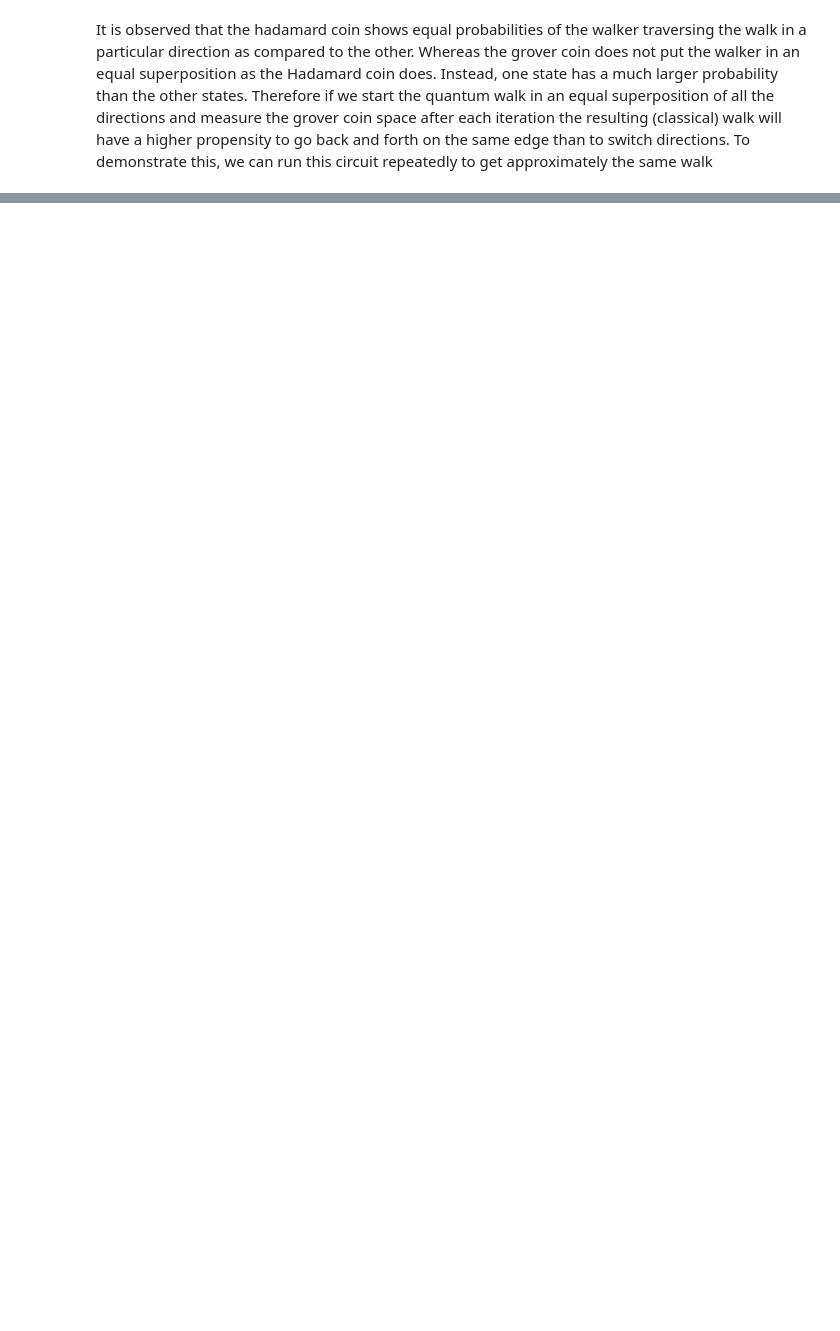
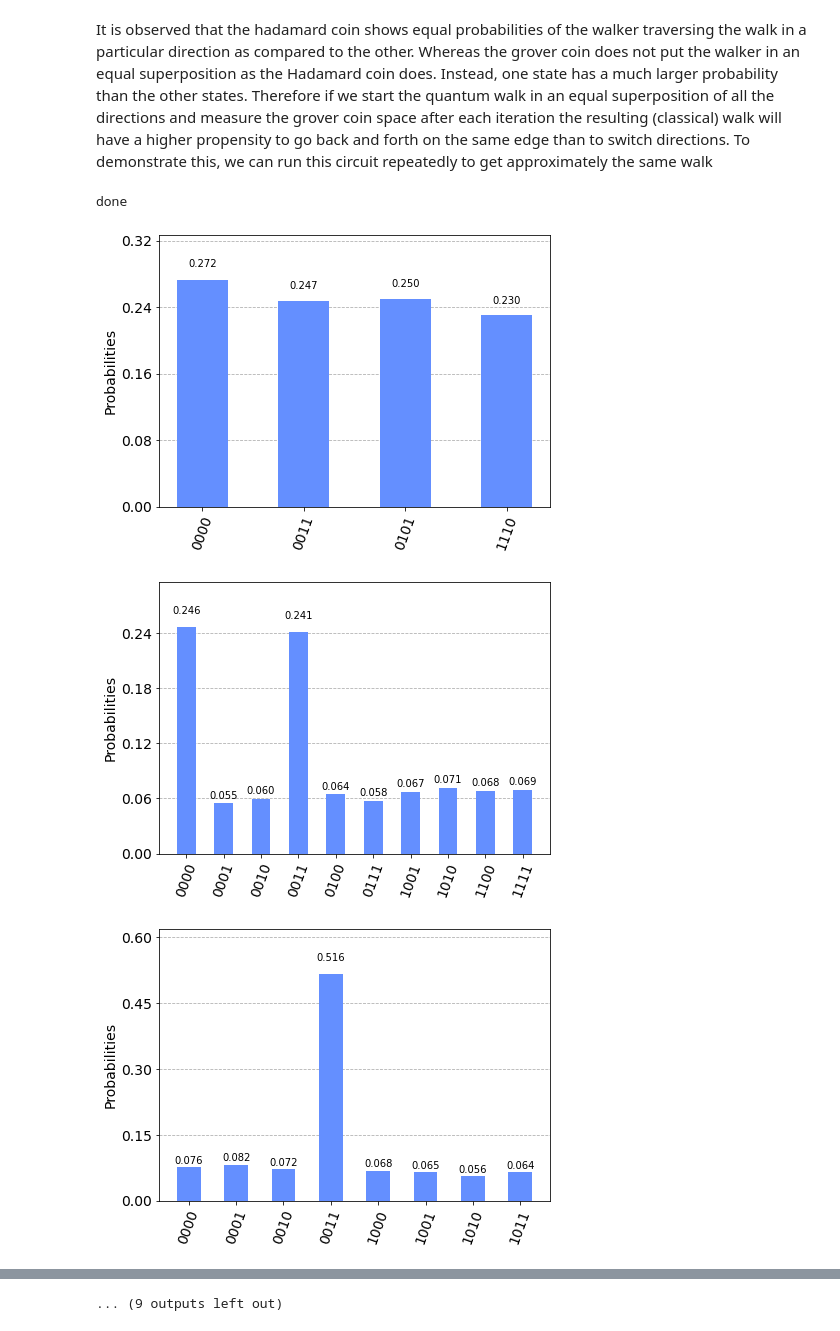
Before and after one commit to hassaan253/Introduction-and-Implementation-of-Quantum-Walks, a Jupyter notebook: Discrete Quantum Walk.ipynb, the cells around one changed output, grey strips where cells are left out. Drawn from its saved outputs; the diff is of its cells as text; code cells hidden in the pictures; blank space fills up the shorter version.

```diff
--- a/Discrete Quantum Walk.ipynb
+++ b/Discrete Quantum Walk.ipynb
@@ -113,10 +68,0 @@ CircuitError: 'The amount of qubit arguments 4 does not match the instruction ex
-# %%
-
-
-grover.measure_all()
-
-aer_sim = Aer.get_backend('aer_simulator')
-qobj = assemble(grover)
-result = aer_sim.run(qobj).result()
-counts = result.get_counts()
-plot_histogram(counts)
@@ -129,3 +75,42 @@ each iteration the resulting (classical) walk will have a
 higher propensity to go back and forth on the same edge
 than to switch directions.
 To demonstrate this, we can run this circuit repeatedly to get approximately the same walk
+# %%
+step = 1
+
+for steps in range(20):
+    circ=QuantumCircuit(4)
+    Qbits=circ.qubits
+    for t in range(step):
+        circ.h([0,1])
+        circ.z([0,1])
+        circ.cz(0,1)
+        circ.h([0,1])
+        circ.barrier()
+        #increment operator
+        circ.mct([Qbits[0],Qbits[1],Qbits[2]], Qbits[3])
+        circ.ccx(0,1,2)
+        circ.cx(0,1)
+        circ.barrier()
+        #decrement operator
+        circ.x([0,1,2])
+        circ.mct([Qbits[0],Qbits[1],Qbits[2]], Qbits[3])
+        circ.ccx(0,1,2)
+        circ.cx(0,1)
+        circ.x([0,1,2])
+        circ.barrier()
+    circ.measure_all()
+    aer_sim = Aer.get_backend('aer_simulator')
+    qobj = assemble(circ)
+    result = aer_sim.run(qobj).result()
+    counts = result.get_counts()
+    plot_histogram(counts)
+    counts = 0 #reset counts to avoid bug
+    step += 1
+
+print("done")
+# %% [output]
+done
+[figure, added]
+[figure, added]
+[figure, added]
@@ -131,0 +125 @@ To demonstrate this, we can run this circuit repeatedly to get approximately the
+... (9 outputs left out)
```
Also changed, not shown: parts of 10 cells of this notebook.
